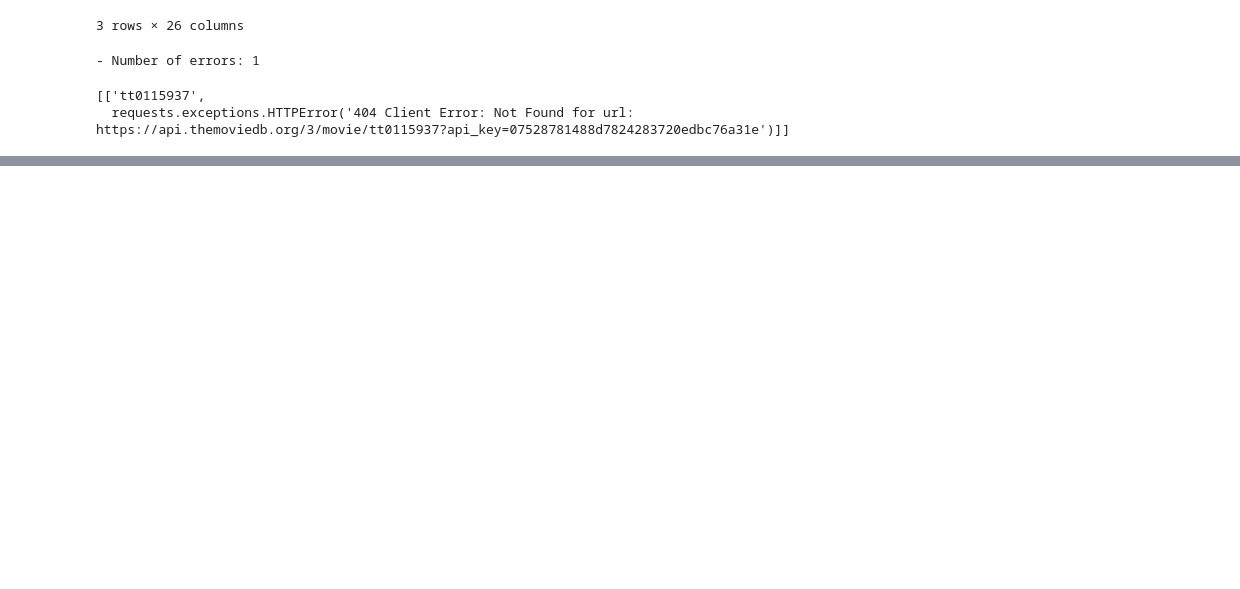
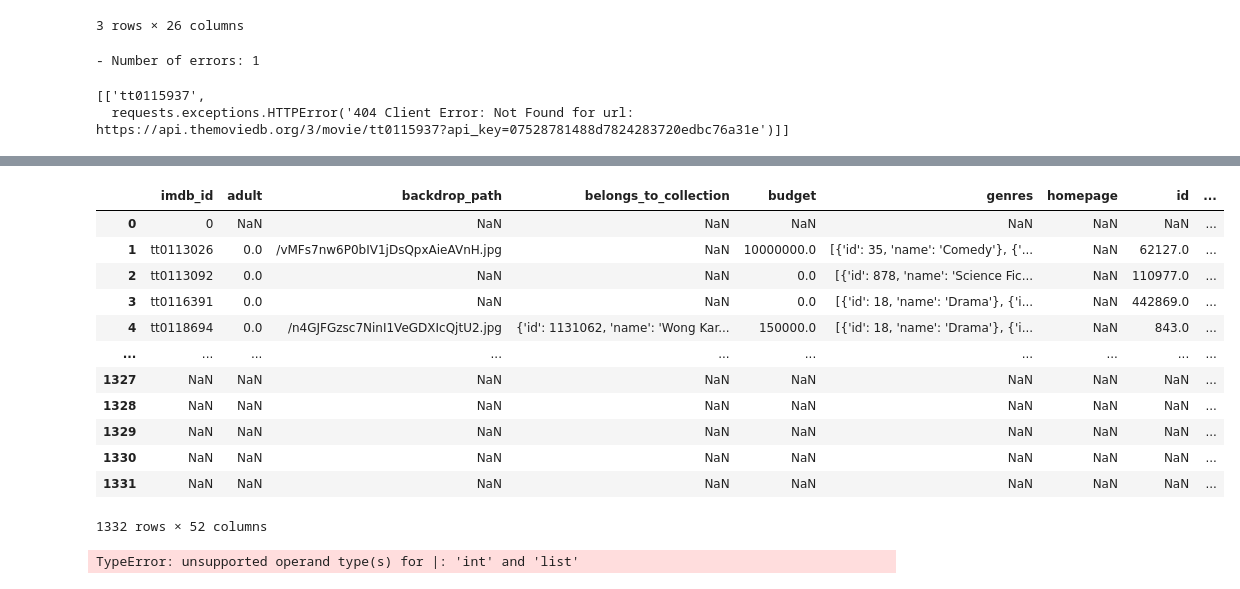
Before and after one commit to CatDawn29/Tippins-Project-3-Version-2, a Jupyter notebook: Tippins Project 3 Part 2 Section B.ipynb, the cells around one changed output, grey strips where cells are left out. Drawn from its saved outputs; the diff is of its cells as text; code cells hidden in the pictures; blank space fills up the shorter version.

```diff
--- a/Tippins Project 3 Part 2 Section B.ipynb
+++ b/Tippins Project 3 Part 2 Section B.ipynb
@@ -162,0 +168,3 @@ errors
+# %%
+df_2000 = pd.read_csv('Data/final_tmdbdata2000.csv.gz')
+df_2000.head()
@@ -162,0 +179,3 @@ errors
+# %%
+df_2001 = pd.read_csv('Data/final_tmdbdata2001.csv.gz')
+df_2001.head()
@@ -162,0 +190,21 @@ errors
+# %%
+df2 = pd.concat((df_2000, df_2001), axis = 1)
+df2
+# %% [output]
+|  | imdb_id | adult | backdrop_path | belongs_to_collection | budget | genres | homepage | id | ... |
+| 0 | 0 | NaN | NaN | NaN | NaN | NaN | NaN | NaN | ... |
+| 1 | tt0113026 | 0.0 | /vMFs7nw6P0bIV1jDsQpxAieAVnH.jpg | NaN | 10000000.0 | [{'id': 35, 'name': 'Comedy'}, {'... | NaN | 62127.0 | ... |
+| 2 | tt0113092 | 0.0 | NaN | NaN | 0.0 | [{'id': 878, 'name': 'Science Fic... | NaN | 110977.0 | ... |
+| 3 | tt0116391 | 0.0 | NaN | NaN | 0.0 | [{'id': 18, 'name': 'Drama'}, {'i... | NaN | 442869.0 | ... |
+| 4 | tt0118694 | 0.0 | /n4GJFGzsc7NinI1VeGDXIcQjtU2.jpg | {'id': 1131062, 'name': 'Wong Kar... | 150000.0 | [{'id': 18, 'name': 'Drama'}, {'i... | NaN | 843.0 | ... |
+| ... | ... | ... | ... | ... | ... | ... | ... | ... | ... |
+| 1327 | NaN | NaN | NaN | NaN | NaN | NaN | NaN | NaN | ... |
+| 1328 | NaN | NaN | NaN | NaN | NaN | NaN | NaN | NaN | ... |
+| 1329 | NaN | NaN | NaN | NaN | NaN | NaN | NaN | NaN | ... |
+| 1330 | NaN | NaN | NaN | NaN | NaN | NaN | NaN | NaN | ... |
+| 1331 | NaN | NaN | NaN | NaN | NaN | NaN | NaN | NaN | ... |
+1332 rows × 52 columns
+# %%
+df2.loc[ df2['budget'] > 0 | ['revenue'] > 0 ]
+# %% [output]
+TypeError: unsupported operand type(s) for |: 'int' and 'list'
```
Also changed, not shown: parts of 19 cells of this notebook, 3 other files.
